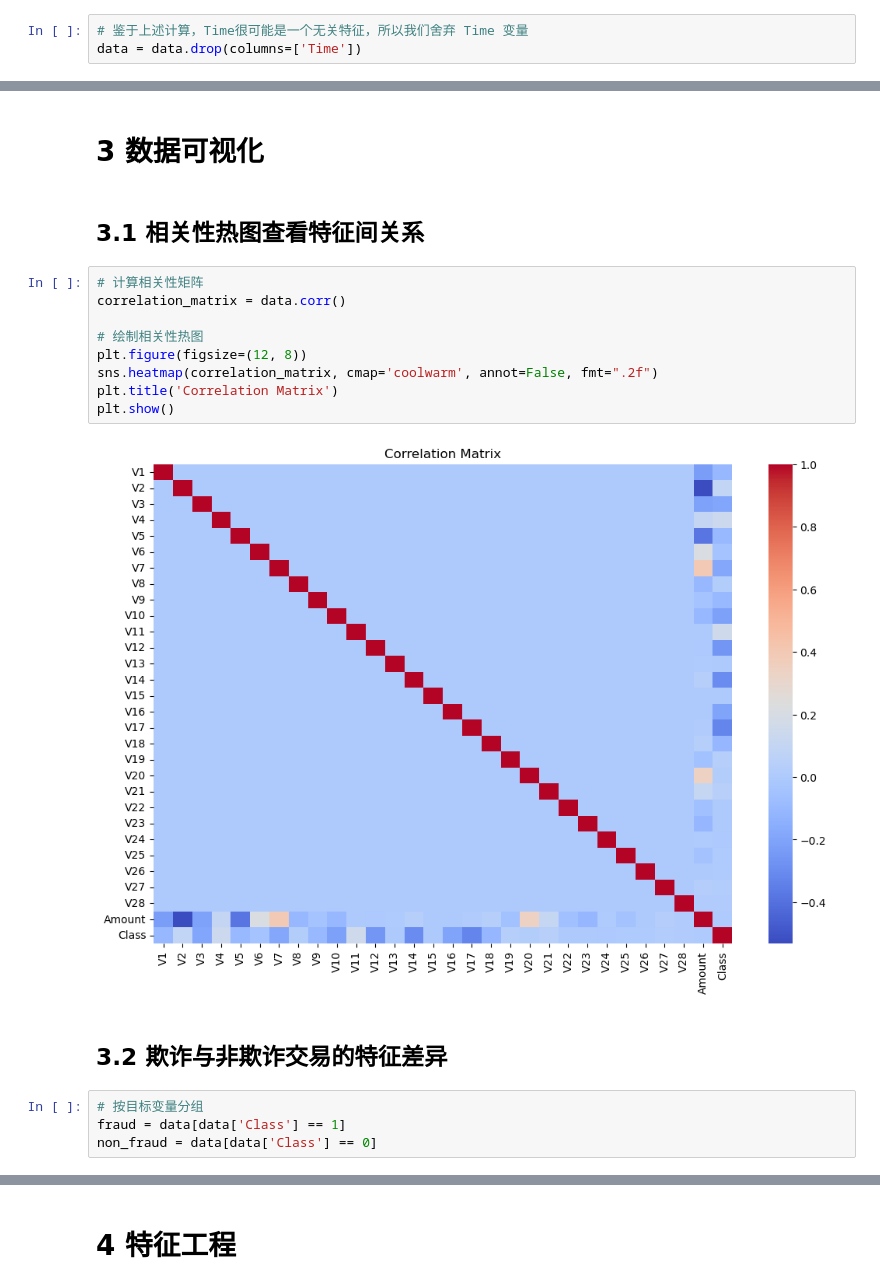
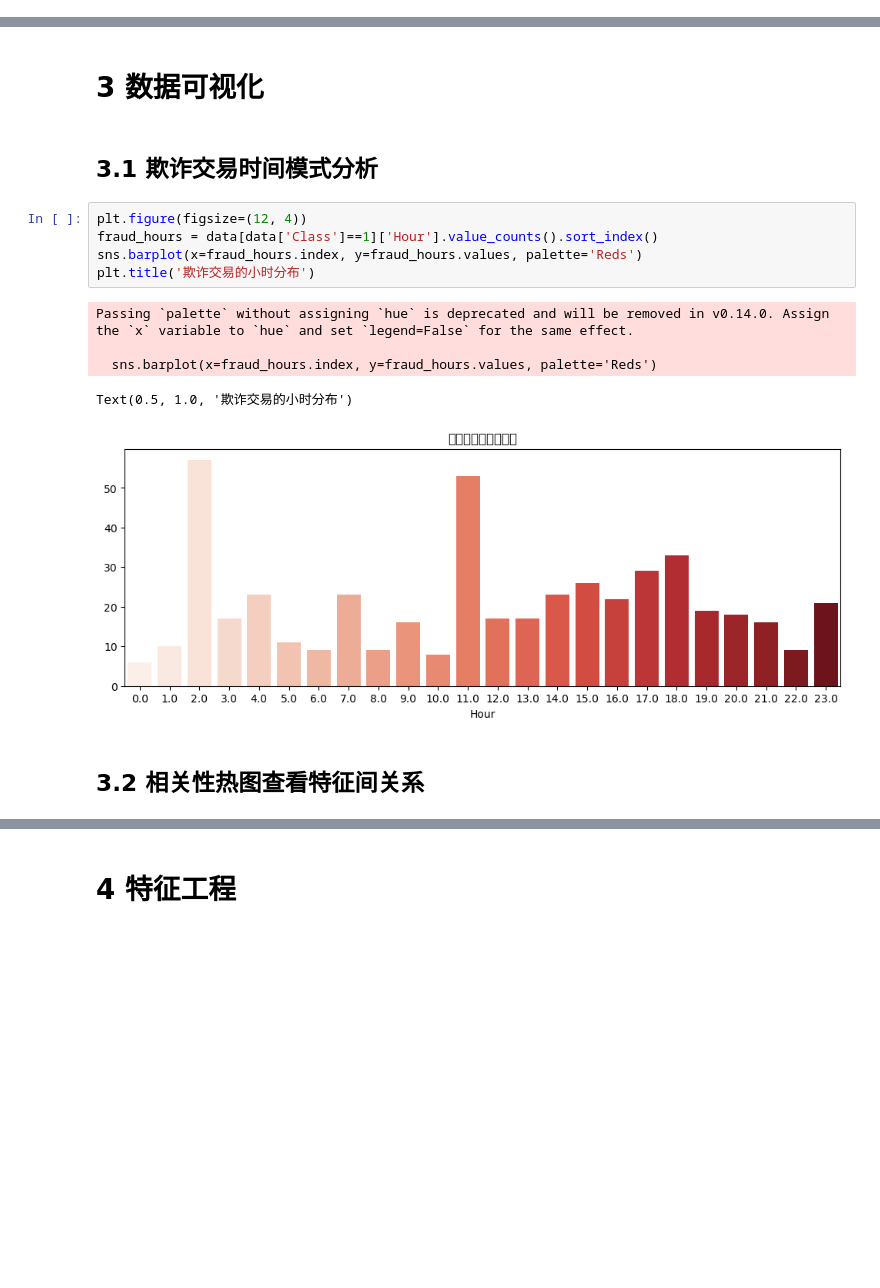
Before and after one commit to PinmogeJoshua/CreditCardFraudDetection, a Jupyter notebook: ccfd.ipynb, the cells around one changed output, grey strips where cells are left out. Saved outputs shown, nothing was run; the diff lists cells and outputs as text; blank space fills up the shorter version.

```diff
--- a/ccfd.ipynb
+++ b/ccfd.ipynb
@@ -36,3 +35,0 @@ Class -0.012323  1.000000
-# %%
-# 鉴于上述计算，Time很可能是一个无关特征，所以我们舍弃 Time 变量
-data = data.drop(columns=['Time'])
@@ -112,21 +118,17 @@ This will become an error in seaborn v0.14.0; please update your code.
 # %% [markdown]
 # 3 数据可视化
 # %% [markdown]
-## 3.1 相关性热图查看特征间关系
+## 3.1 欺诈交易时间模式分析
-# %%
-# 计算相关性矩阵
-correlation_matrix = data.corr()
-
-# 绘制相关性热图
-plt.figure(figsize=(12, 8))
-sns.heatmap(correlation_matrix, cmap='coolwarm', annot=False, fmt=".2f")
-plt.title('Correlation Matrix')
-plt.show()
-# %% [output]
-[figure, removed]
+# %%
+plt.figure(figsize=(12, 4))
+fraud_hours = data[data['Class']==1]['Hour'].value_counts().sort_index()
+sns.barplot(x=fraud_hours.index, y=fraud_hours.values, palette='Reds')
+plt.title('欺诈交易的小时分布')
+# %% [output]
+Passing `palette` without assigning `hue` is deprecated and will be removed in v0.14.0. Assign the `x` variable to `hue` and set `legend=False` for the same effect.
+
+  sns.barplot(x=fraud_hours.index, y=fraud_hours.values, palette='Reds')
+Text(0.5, 1.0, '欺诈交易的小时分布')
+[figure, added]
 # %% [markdown]
-## 3.2 欺诈与非欺诈交易的特征差异
+## 3.2 相关性热图查看特征间关系
-# %%
-# 按目标变量分组
-fraud = data[data['Class'] == 1]
-non_fraud = data[data['Class'] == 0]
```
Also changed, not shown: parts of 33 cells of this notebook, 2 other files.
